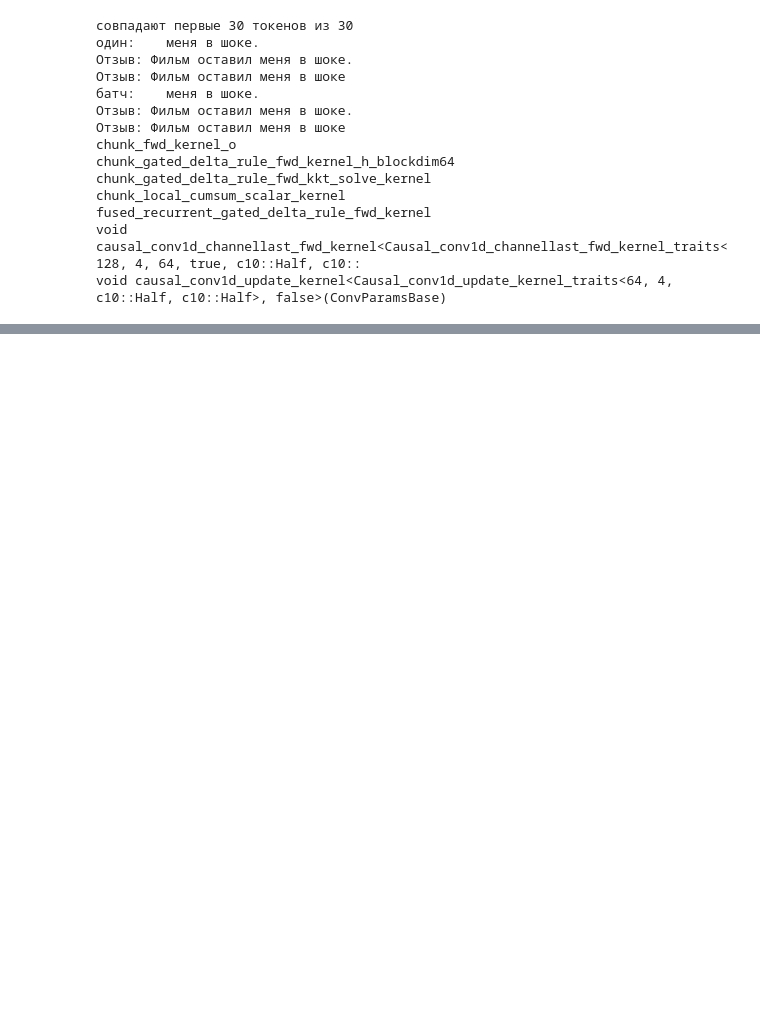
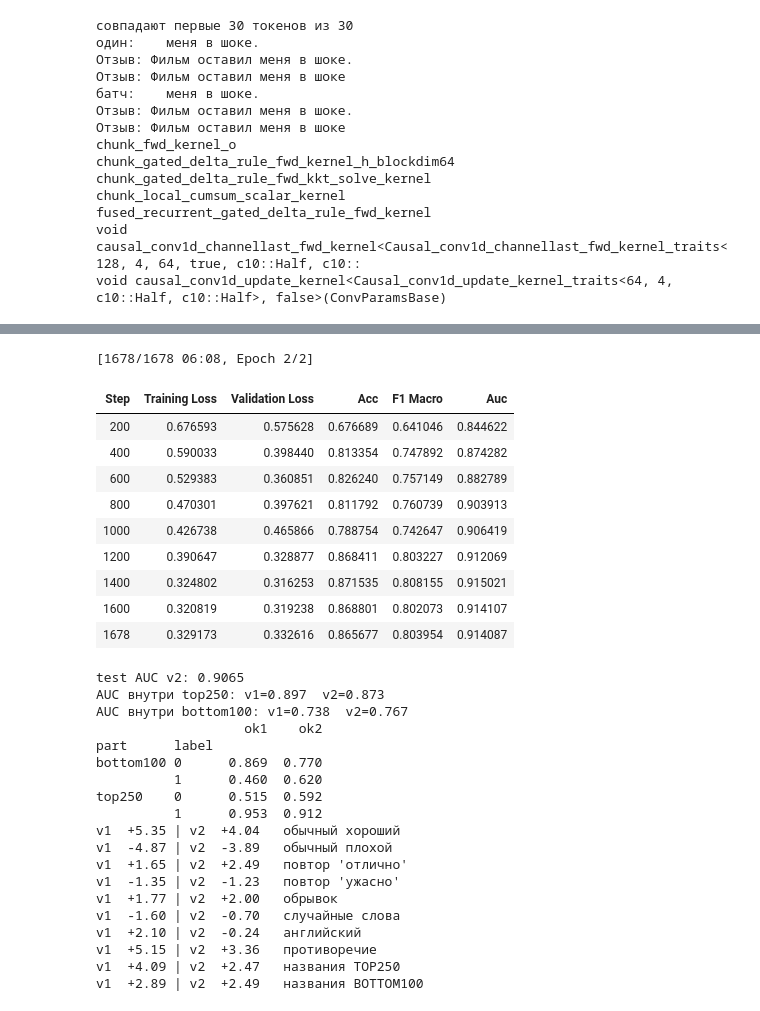
Before and after one commit to Erygfry/RLHF-vs-DPO, a Jupyter notebook: test.ipynb, the cells around one changed output, grey strips where cells are left out. Cells and saved outputs as stored; diff of their text form; code cells hidden in the pictures; blank space fills up the shorter version.

```diff
--- a/test.ipynb
+++ b/test.ipynb
@@ -415,0 +935,50 @@ void causal_conv1d_update_kernel<Causal_conv1d_update_kernel_traits<64, 4, c10::
+# %%
+import torch.nn.functional as F
+
+# --- веса по 4 группам: список фильма × метка ---
+grp = train_df["part"] + "_" + train_df["label"].astype(str)
+cnt = grp.value_counts()
+gw = (len(train_df) / (len(cnt) * cnt)).to_dict()
+print({k: round(v, 2) for k, v in gw.items()})
+
+train_ds2 = Dataset.from_pandas(
+    train_df.assign(w=grp.map(gw))[["text", "label", "w"]].reset_index(drop=True))
+train_ds2 = train_ds2.map(lambda b: rm_tok(b["text"], truncation=True, max_length=256),
+                          batched=True, remove_columns=["text"]).rename_column("label", "labels")
+
+class GroupWeightedTrainer(Trainer):
+    def compute_loss(self, model, inputs, return_outputs=False, **kwargs):
+        labels = inputs.pop("labels")
+        w = inputs.pop("w", None)                # на val весов нет → обычная CE
+        outputs = model(**inputs)
+        per_ex = F.cross_entropy(outputs.logits.float(), labels, reduction="none")
+        loss = per_ex.mean() if w is None else (per_ex * w).sum() / w.sum()
+        return (loss, outputs) if return_outputs else loss
+
+rm2 = AutoModelForSequenceClassification.from_pretrained(
+    RM_NAME, num_labels=2, id2label={0: "bad", 1: "good"}, label2id={"bad": 0, "good": 1})
+
+args2 = TrainingArguments(**{**args.to_dict(),
+                             "output_dir": "/kaggle/working/rm2_ckpt",
+                             "remove_unused_columns": False})
+trainer2 = GroupWeightedTrainer(model=rm2, args=args2, train_dataset=train_ds2, eval_dataset=val_ds,
+                                data_collator=DataCollatorWithPadding(rm_tok),
+                                compute_metrics=compute_metrics)
+trainer2.train()
+rm2 = trainer2.model.eval()
+
+# --- сравнение с v1 на test ---
+test_df["margin2"] = margins(rm2, rm_tok, test_df["text"].tolist())
+print("test AUC v2:", round(roc_auc_score(test_df["label"], test_df["margin2"]), 4))
+for p in ("top250", "bottom100"):
+    g = test_df[test_df["part"] == p]
+    print(f"AUC внутри {p}: v1={roc_auc_score(g['label'], g['margin']):.3f}  "
+          f"v2={roc_auc_score(g['label'], g['margin2']):.3f}")
+print(test_df.assign(ok1=(test_df["margin"] > 0) == test_df["label"],
+                     ok2=(test_df["margin2"] > 0) == test_df["label"])
+      .groupby(["part", "label"])[["ok1", "ok2"]].mean().round(3))
+
+sm2 = margins(rm2, rm_tok, list(stress.values()))
+for name, m1, m2 in zip(stress, sm, sm2):
+    print(f"v1 {m1:+6.2f} | v2 {m2:+6.2f}   {name}")
+# %% [output]
@@ -415,0 +1004,30 @@ void causal_conv1d_update_kernel<Causal_conv1d_update_kernel_traits<64, 4, c10::
+[1678/1678 06:08, Epoch 2/2]
+| Step | Training Loss | Validation Loss | Acc | F1 Macro | Auc |
+| 200 | 0.676593 | 0.575628 | 0.676689 | 0.641046 | 0.844622 |
+| 400 | 0.590033 | 0.398440 | 0.813354 | 0.747892 | 0.874282 |
+| 600 | 0.529383 | 0.360851 | 0.826240 | 0.757149 | 0.882789 |
+| 800 | 0.470301 | 0.397621 | 0.811792 | 0.760739 | 0.903913 |
+| 1000 | 0.426738 | 0.465866 | 0.788754 | 0.742647 | 0.906419 |
+| 1200 | 0.390647 | 0.328877 | 0.868411 | 0.803227 | 0.912069 |
+| 1400 | 0.324802 | 0.316253 | 0.871535 | 0.808155 | 0.915021 |
+| 1600 | 0.320819 | 0.319238 | 0.868801 | 0.802073 | 0.914107 |
+| 1678 | 0.329173 | 0.332616 | 0.865677 | 0.803954 | 0.914087 |
+test AUC v2: 0.9065
+AUC внутри top250: v1=0.897  v2=0.873
+AUC внутри bottom100: v1=0.738  v2=0.767
+                   ok1    ok2
+part      label
+bottom100 0      0.869  0.770
+          1      0.460  0.620
+top250    0      0.515  0.592
+          1      0.953  0.912
+v1  +5.35 | v2  +4.04   обычный хороший
+v1  -4.87 | v2  -3.89   обычный плохой
+v1  +1.65 | v2  +2.49   повтор 'отлично'
+v1  -1.35 | v2  -1.23   повтор 'ужасно'
+v1  +1.77 | v2  +2.00   обрывок
+v1  -1.60 | v2  -0.70   случайные слова
+v1  +2.10 | v2  -0.24   английский
+v1  +5.15 | v2  +3.36   противоречие
+v1  +4.09 | v2  +2.47   названия TOP250
+v1  +2.89 | v2  +2.49   названия BOTTOM100
```
Also changed, not shown: parts of 24 cells of this notebook.
